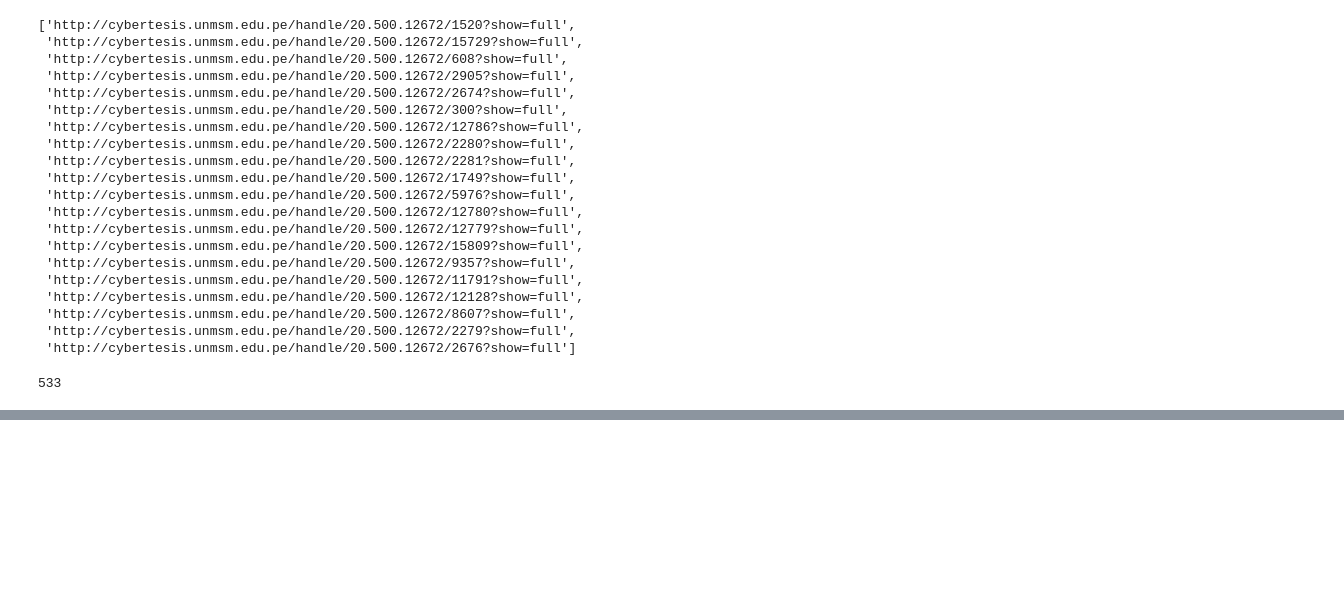
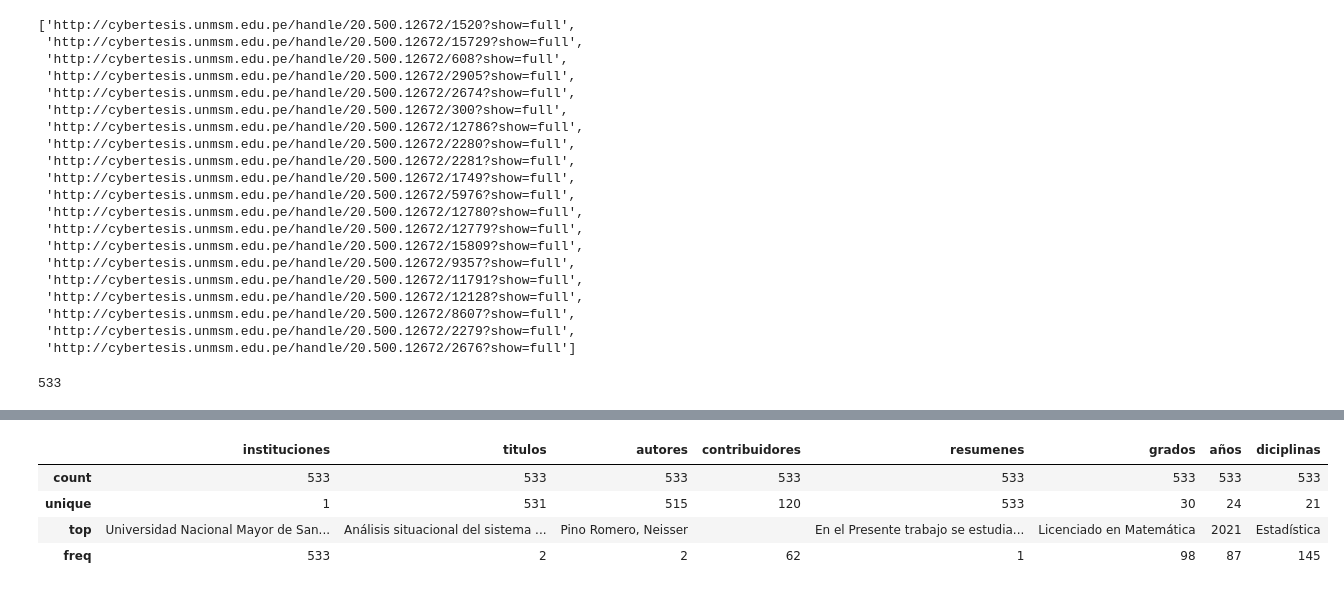
Before and after one commit to Geraldine-Geronimo/LP2_TRABAJO_FINAL, a Jupyter notebook: UNMSM.ipynb, the cells around one changed output, grey strips where cells are left out. Cells and saved outputs as stored; diff of their text form; code cells hidden in the pictures; blank space fills up the shorter version.

```diff
--- a/UNMSM.ipynb
+++ b/UNMSM.ipynb
@@ -257,0 +340,10 @@ df
+# %%
+## vemos que variables e pueden obtener datos con la funcion describe
+
+df.describe()
+# %% [output]
+|  | instituciones | titulos | autores | contribuidores | resumenes | grados | años | diciplinas |
+| count | 533 | 533 | 533 | 533 | 533 | 533 | 533 | 533 |
+| unique | 1 | 531 | 515 | 120 | 533 | 30 | 24 | 21 |
+| top | Universidad Nacional Mayor de San... | Análisis situacional del sistema ... | Pino Romero, Neisser |  | En el Presente trabajo se estudia... | Licenciado en Matemática | 2021 | Estadística |
+| freq | 533 | 2 | 2 | 62 | 1 | 98 | 87 | 145 |
```
Also changed, not shown: parts of 7 cells of this notebook, 1 other file.
